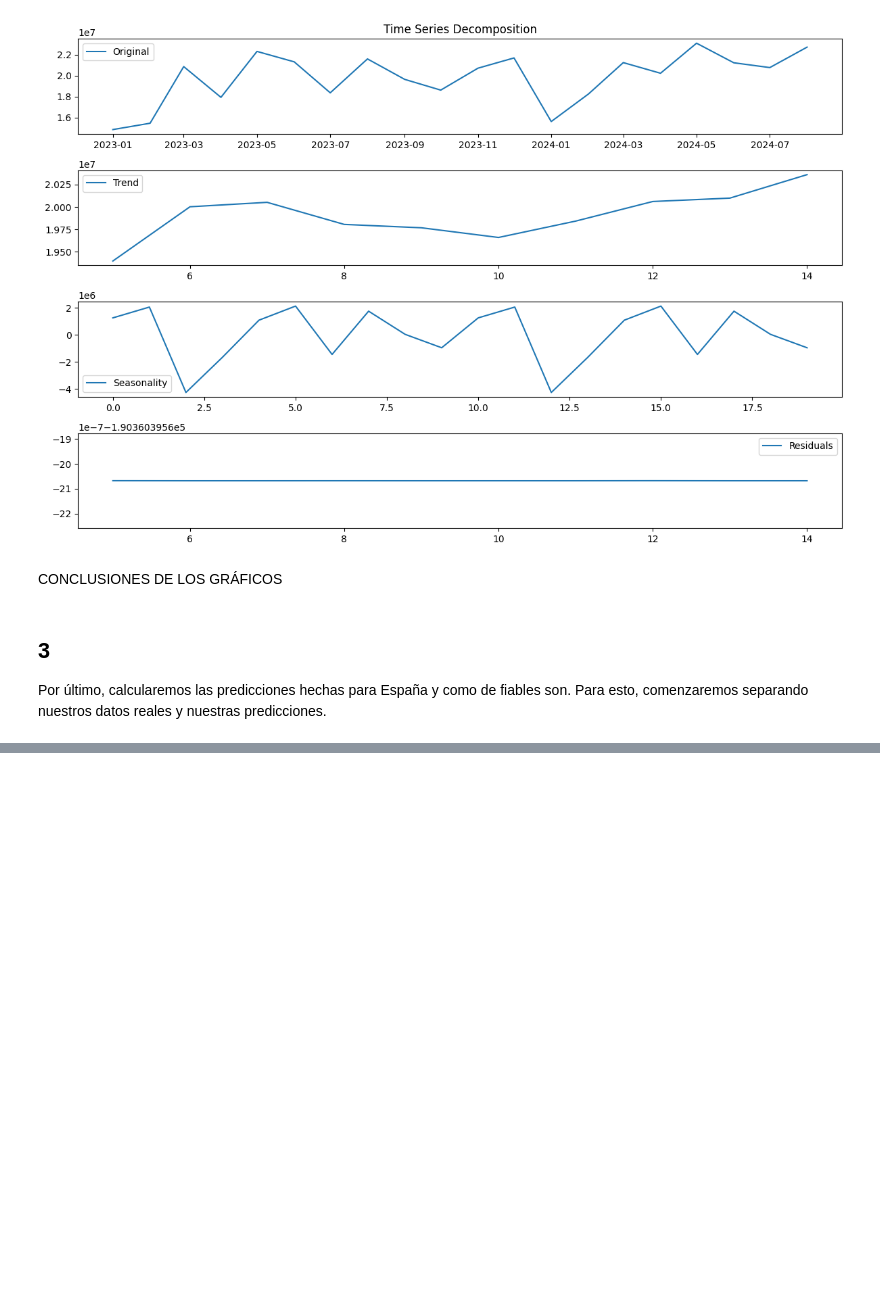
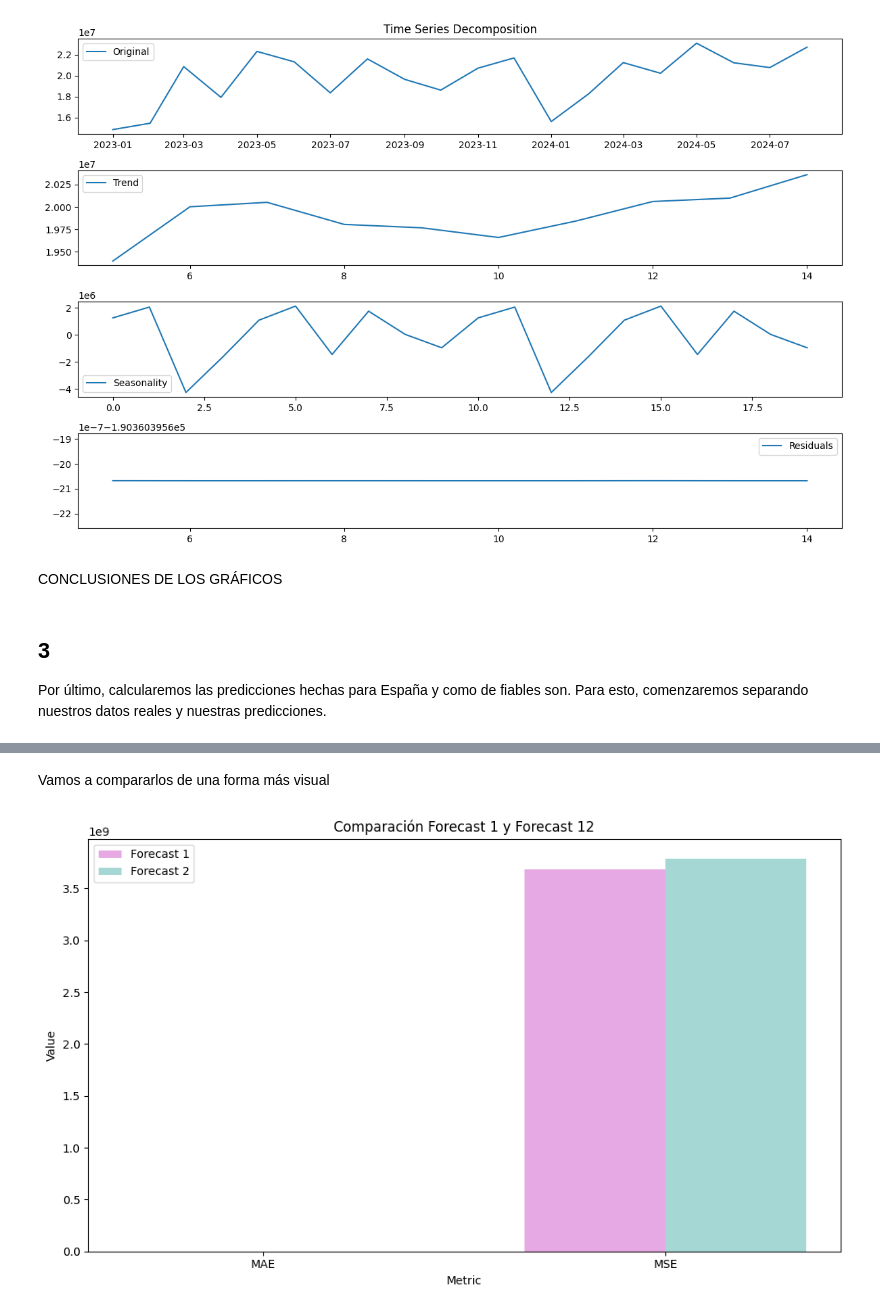
Before and after one commit to susanavillar/VISUALIZACION-DE-DATOS, a Jupyter notebook: Clase2.ipynb, the cells around one changed output, grey strips where cells are left out. Cells and saved outputs as stored; diff of their text form; code cells hidden in the pictures; blank space fills up the shorter version.

```diff
--- a/Clase2.ipynb
+++ b/Clase2.ipynb
@@ -723,0 +764,32 @@ plt.show()
+# %% [markdown]
+Vamos a compararlos de una forma más visual
+# %%
+import matplotlib.pyplot as plt
+
+# Definir las métricas para los dos pronósticos
+metrics = ['MAE', 'MSE']
+forecast1_values = [mae1, mse1]  # MAPE es NaN
+forecast2_values = [mae2, mse2]
+
+
+fig, ax = plt.subplots(figsize=(10, 6))
+bar_width = 0.35
+index = np.arange(len(metrics))
+
+# Barras para Forecast 1 y Forecast 2
+bar1 = ax.bar(index, forecast1_values, bar_width, label='Forecast 1', color='#E6A9E3')
+bar2 = ax.bar(index + bar_width, forecast2_values, bar_width, label='Forecast 2', color='#A5D8D5')
+
+
+ax.set_xlabel('Metric')
+ax.set_ylabel('Value')
+ax.set_title('Comparación Forecast 1 y Forecast 12')
+ax.set_xticks(index + bar_width / 2)
+ax.set_xticklabels(metrics)
+ax.legend()
+
+
+plt.tight_layout()
+plt.show()
+# %% [output]
+[figure, added]
```
Also changed, not shown: parts of 45 cells of this notebook.
